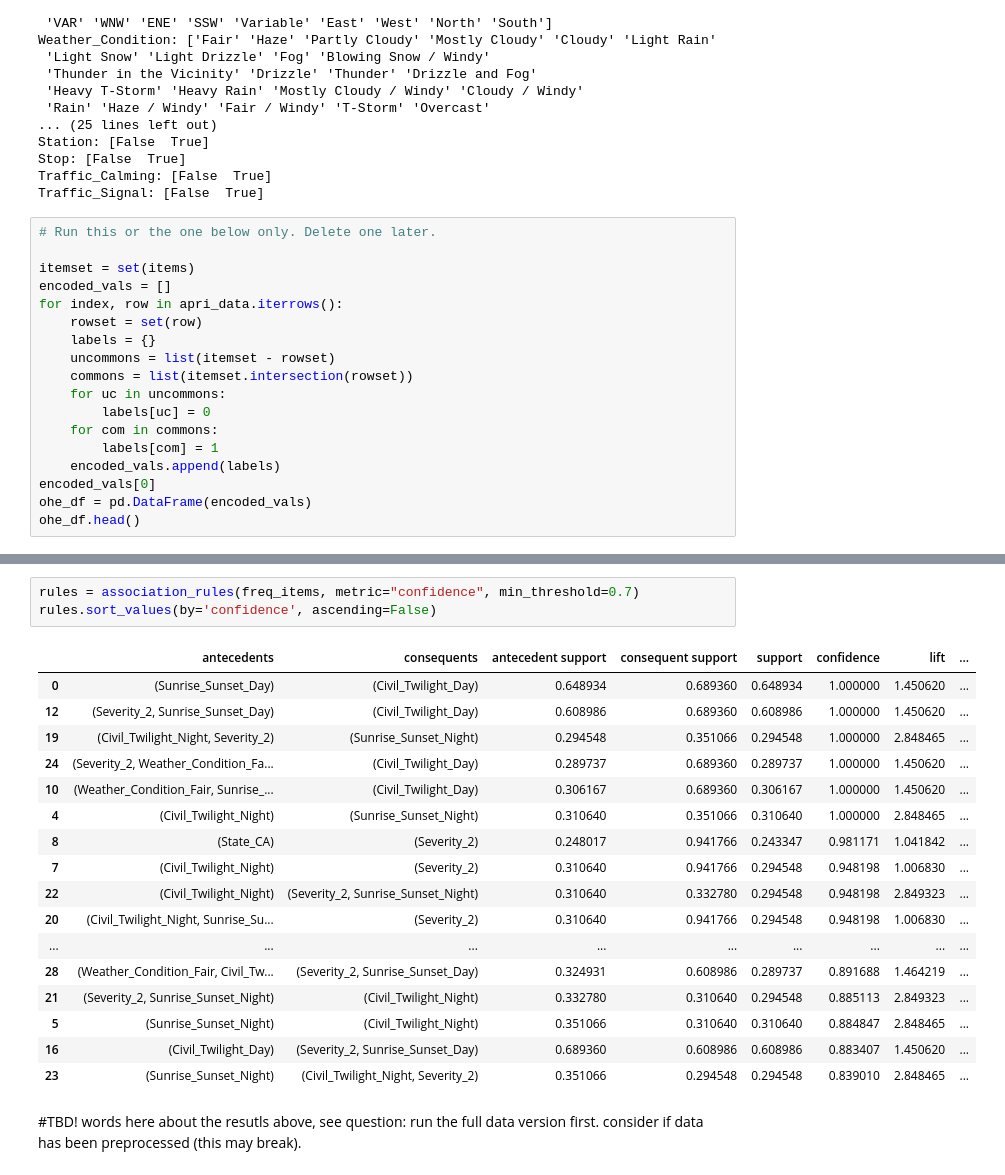
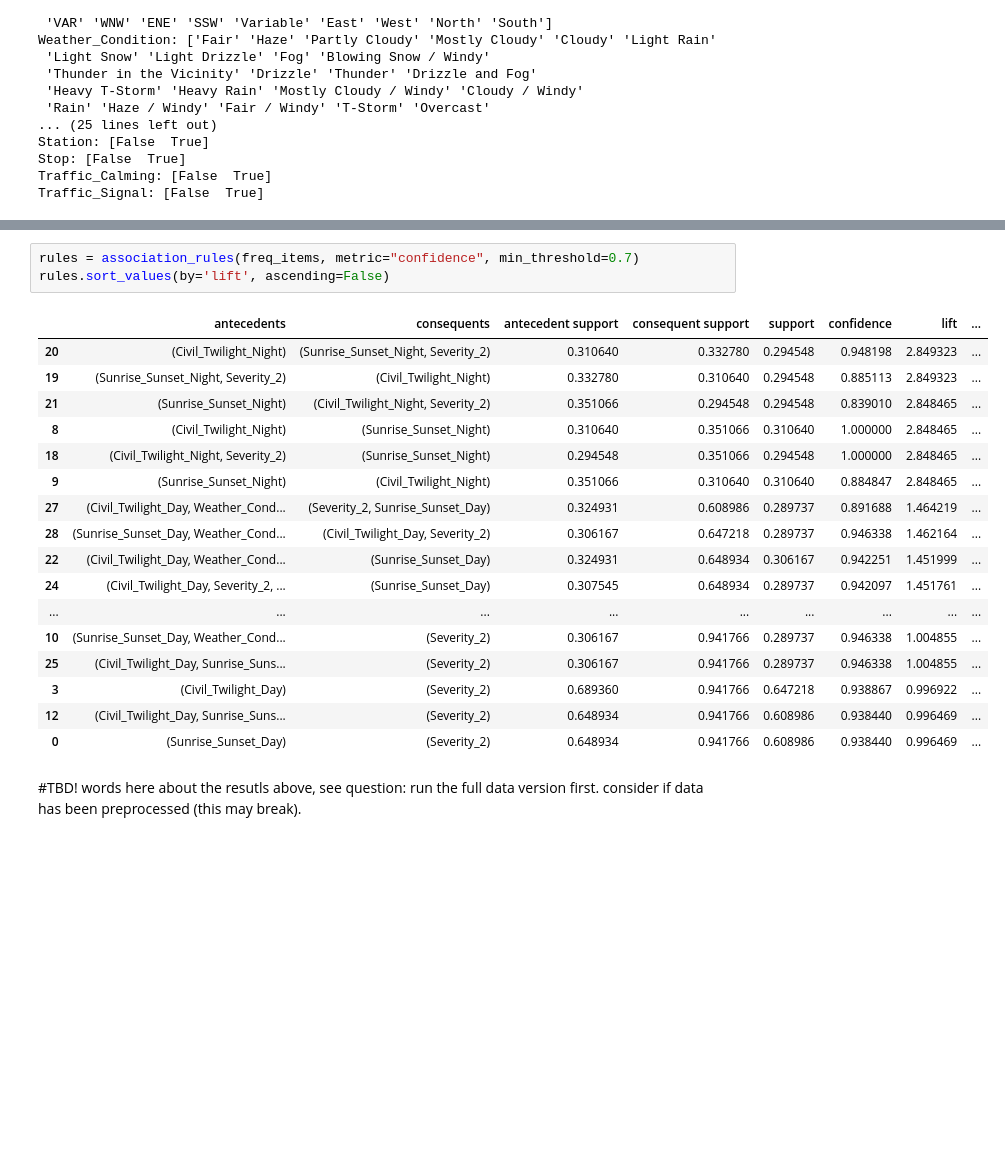
Before and after one commit to kyle-ormonde/CP3403-project, a Jupyter notebook: cp3403-project-v2024a.ipynb, the cells around one changed output, grey strips where cells are left out. Drawn from its saved outputs; the diff is of its cells as text; blank space fills up the shorter version.

```diff
--- a/cp3403-project-v2024a.ipynb
+++ b/cp3403-project-v2024a.ipynb
@@ -511,21 +506,3 @@ Station: [False  True]
 Stop: [False  True]
 Traffic_Calming: [False  True]
 Traffic_Signal: [False  True]
-# %%
-# Run this or the one below only. Delete one later.
-
-itemset = set(items)
-encoded_vals = []
-for index, row in apri_data.iterrows():
-    rowset = set(row)
-    labels = {}
-    uncommons = list(itemset - rowset)
-    commons = list(itemset.intersection(rowset))
-    for uc in uncommons:
-        labels[uc] = 0
-    for com in commons:
-        labels[com] = 1
-    encoded_vals.append(labels)
-encoded_vals[0]
-ohe_df = pd.DataFrame(encoded_vals)
-ohe_df.head()
@@ -576,24 +553,24 @@ Processing 4 combinations | Sampling itemset size 43
 # %%
 rules = association_rules(freq_items, metric="confidence", min_threshold=0.7)
-rules.sort_values(by='confidence', ascending=False)
+rules.sort_values(by='lift', ascending=False)
 # %% [output]
 |  | antecedents | consequents | antecedent support | consequent support | support | confidence | lift | ... |
-| 0 | (Sunrise_Sunset_Day) | (Civil_Twilight_Day) | 0.648934 | 0.689360 | 0.648934 | 1.000000 | 1.450620 | ... |
-| 12 | (Severity_2, Sunrise_Sunset_Day) | (Civil_Twilight_Day) | 0.608986 | 0.689360 | 0.608986 | 1.000000 | 1.450620 | ... |
-| 19 | (Civil_Twilight_Night, Severity_2) | (Sunrise_Sunset_Night) | 0.294548 | 0.351066 | 0.294548 | 1.000000 | 2.848465 | ... |
-| 24 | (Severity_2, Weather_Condition_Fa... | (Civil_Twilight_Day) | 0.289737 | 0.689360 | 0.289737 | 1.000000 | 1.450620 | ... |
-| 10 | (Weather_Condition_Fair, Sunrise_... | (Civil_Twilight_Day) | 0.306167 | 0.689360 | 0.306167 | 1.000000 | 1.450620 | ... |
-| 4 | (Civil_Twilight_Night) | (Sunrise_Sunset_Night) | 0.310640 | 0.351066 | 0.310640 | 1.000000 | 2.848465 | ... |
-| 8 | (State_CA) | (Severity_2) | 0.248017 | 0.941766 | 0.243347 | 0.981171 | 1.041842 | ... |
-| 7 | (Civil_Twilight_Night) | (Severity_2) | 0.310640 | 0.941766 | 0.294548 | 0.948198 | 1.006830 | ... |
-| 22 | (Civil_Twilight_Night) | (Severity_2, Sunrise_Sunset_Night) | 0.310640 | 0.332780 | 0.294548 | 0.948198 | 2.849323 | ... |
-| 20 | (Civil_Twilight_Night, Sunrise_Su... | (Severity_2) | 0.310640 | 0.941766 | 0.294548 | 0.948198 | 1.006830 | ... |
+| 20 | (Civil_Twilight_Night) | (Sunrise_Sunset_Night, Severity_2) | 0.310640 | 0.332780 | 0.294548 | 0.948198 | 2.849323 | ... |
+| 19 | (Sunrise_Sunset_Night, Severity_2) | (Civil_Twilight_Night) | 0.332780 | 0.310640 | 0.294548 | 0.885113 | 2.849323 | ... |
+| 21 | (Sunrise_Sunset_Night) | (Civil_Twilight_Night, Severity_2) | 0.351066 | 0.294548 | 0.294548 | 0.839010 | 2.848465 | ... |
+| 8 | (Civil_Twilight_Night) | (Sunrise_Sunset_Night) | 0.310640 | 0.351066 | 0.310640 | 1.000000 | 2.848465 | ... |
+| 18 | (Civil_Twilight_Night, Severity_2) | (Sunrise_Sunset_Night) | 0.294548 | 0.351066 | 0.294548 | 1.000000 | 2.848465 | ... |
+| 9 | (Sunrise_Sunset_Night) | (Civil_Twilight_Night) | 0.351066 | 0.310640 | 0.310640 | 0.884847 | 2.848465 | ... |
+| 27 | (Civil_Twilight_Day, Weather_Cond... | (Severity_2, Sunrise_Sunset_Day) | 0.324931 | 0.608986 | 0.289737 | 0.891688 | 1.464219 | ... |
+| 28 | (Sunrise_Sunset_Day, Weather_Cond... | (Civil_Twilight_Day, Severity_2) | 0.306167 | 0.647218 | 0.289737 | 0.946338 | 1.462164 | ... |
+| 22 | (Civil_Twilight_Day, Weather_Cond... | (Sunrise_Sunset_Day) | 0.324931 | 0.648934 | 0.306167 | 0.942251 | 1.451999 | ... |
+| 24 | (Civil_Twilight_Day, Severity_2, ... | (Sunrise_Sunset_Day) | 0.307545 | 0.648934 | 0.289737 | 0.942097 | 1.451761 | ... |
 | ... | ... | ... | ... | ... | ... | ... | ... | ... |
-| 28 | (Weather_Condition_Fair, Civil_Tw... | (Severity_2, Sunrise_Sunset_Day) | 0.324931 | 0.608986 | 0.289737 | 0.891688 | 1.464219 | ... |
-| 21 | (Severity_2, Sunrise_Sunset_Night) | (Civil_Twilight_Night) | 0.332780 | 0.310640 | 0.294548 | 0.885113 | 2.849323 | ... |
-| 5 | (Sunrise_Sunset_Night) | (Civil_Twilight_Night) | 0.351066 | 0.310640 | 0.310640 | 0.884847 | 2.848465 | ... |
-| 16 | (Civil_Twilight_Day) | (Severity_2, Sunrise_Sunset_Day) | 0.689360 | 0.608986 | 0.608986 | 0.883407 | 1.450620 | ... |
-| 23 | (Sunrise_Sunset_Night) | (Civil_Twilight_Night, Severity_2) | 0.351066 | 0.294548 | 0.294548 | 0.839010 | 2.848465 | ... |
+| 10 | (Sunrise_Sunset_Day, Weather_Cond... | (Severity_2) | 0.306167 | 0.941766 | 0.289737 | 0.946338 | 1.004855 | ... |
+| 25 | (Civil_Twilight_Day, Sunrise_Suns... | (Severity_2) | 0.306167 | 0.941766 | 0.289737 | 0.946338 | 1.004855 | ... |
+| 3 | (Civil_Twilight_Day) | (Severity_2) | 0.689360 | 0.941766 | 0.647218 | 0.938867 | 0.996922 | ... |
+| 12 | (Civil_Twilight_Day, Sunrise_Suns... | (Severity_2) | 0.648934 | 0.941766 | 0.608986 | 0.938440 | 0.996469 | ... |
+| 0 | (Sunrise_Sunset_Day) | (Severity_2) | 0.648934 | 0.941766 | 0.608986 | 0.938440 | 0.996469 | ... |
 # %% [markdown]
 #TBD!
 words here about the resutls above, see question:
```
Also changed, not shown: parts of 22 cells of this notebook.
